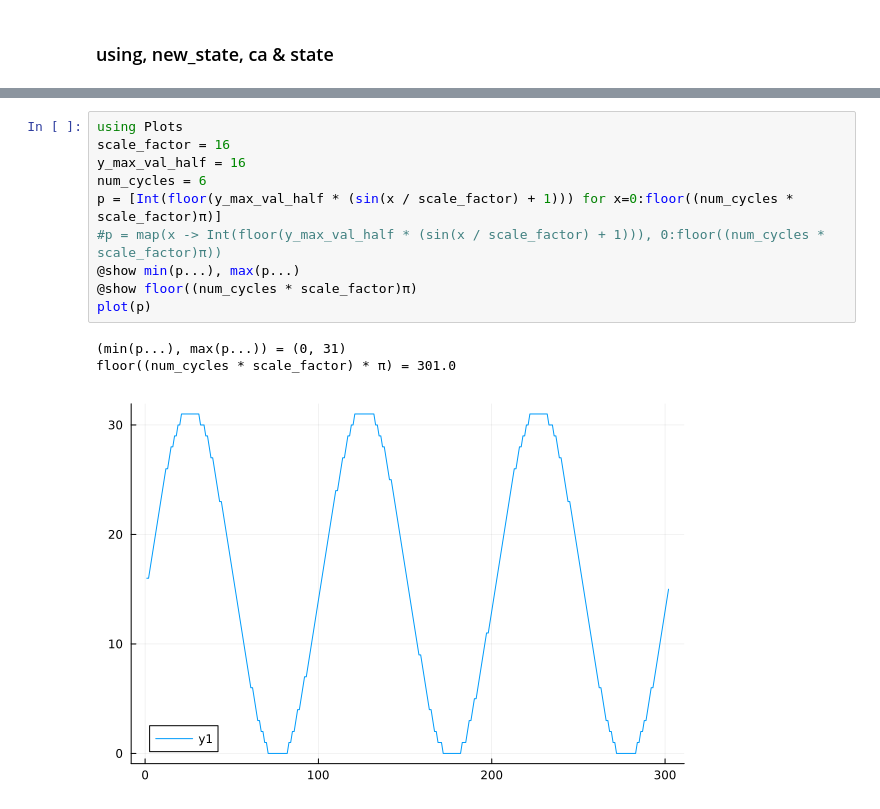
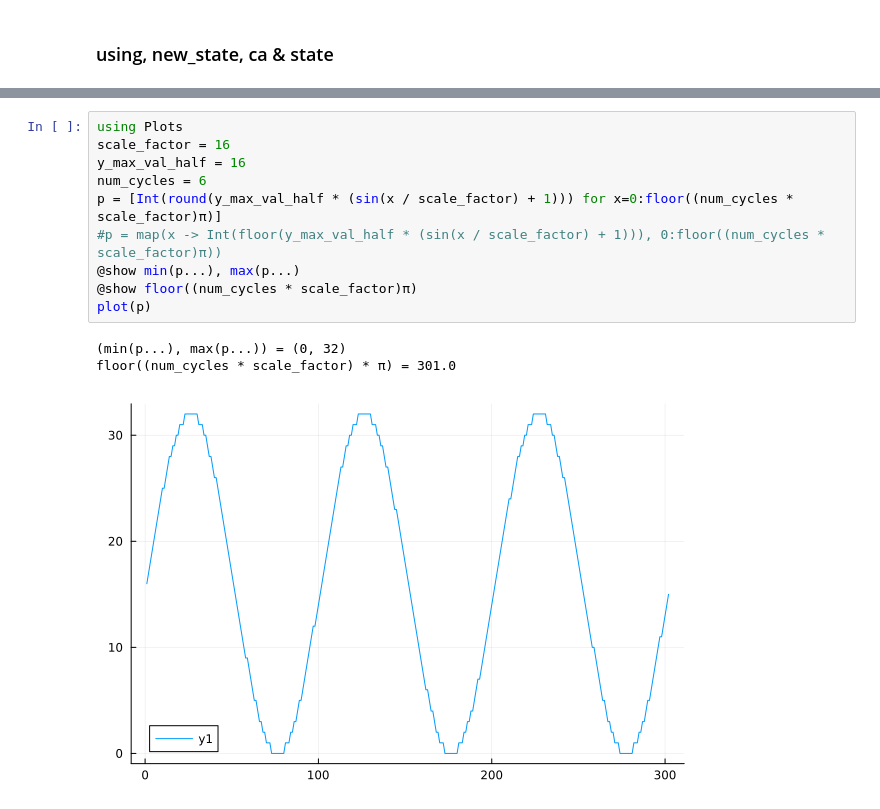
Before and after one commit to ORBAT/Musica, a Jupyter notebook: src/scratch.ipynb, the cells around one changed output, grey strips where cells are left out. Drawn from its saved outputs; the diff is of its cells as text.

```diff
--- a/src/scratch.ipynb
+++ b/src/scratch.ipynb
@@ -127,14 +150,14 @@ BenchmarkTools.DEFAULT_PARAMETERS.samples = 30000
 # %%
 using Plots
 scale_factor = 16
 y_max_val_half = 16
 num_cycles = 6
-p = [Int(floor(y_max_val_half * (sin(x / scale_factor) + 1))) for x=0:floor((num_cycles * scale_factor)π)]
+p = [Int(round(y_max_val_half * (sin(x / scale_factor) + 1))) for x=0:floor((num_cycles * scale_factor)π)]
 #p = map(x -> Int(floor(y_max_val_half * (sin(x / scale_factor) + 1))), 0:floor((num_cycles * scale_factor)π))
 @show min(p...), max(p...)
 @show floor((num_cycles * scale_factor)π)
 plot(p)
 # %% [output]
-(min(p...), max(p...)) = (0, 31)
+(min(p...), max(p...)) = (0, 32)
 floor((num_cycles * scale_factor) * π) = 301.0
-[figure, old version]
+[figure, new version]
```
Also changed, not shown: parts of 9 cells of this notebook.
